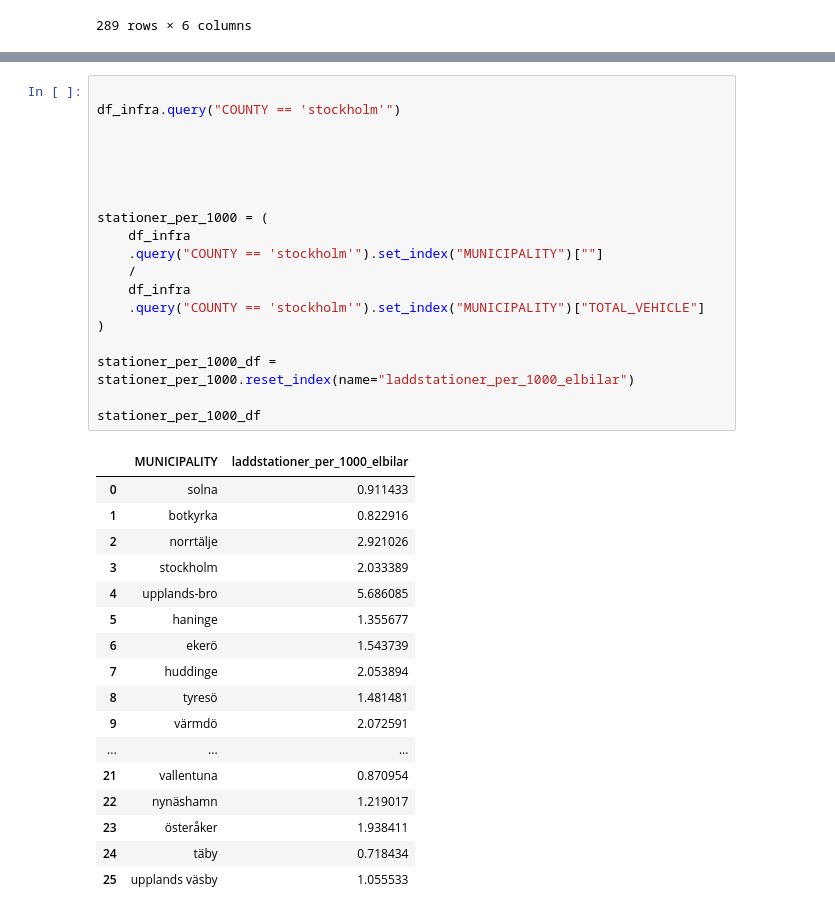
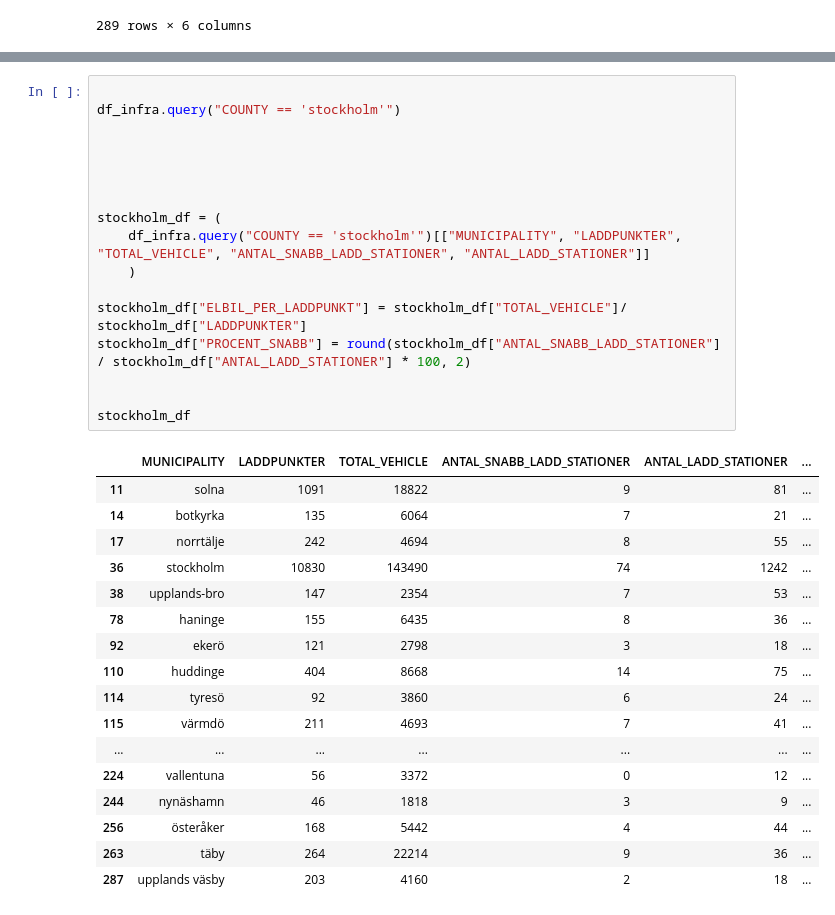
Before and after one commit to EfremDaniel/Examination_project_DE24, a Jupyter notebook: src/exploration/eda_me.ipynb, the cells around one changed output, grey strips where cells are left out. Saved outputs shown, nothing was run; the diff lists cells and outputs as text.

```diff
--- a/src/exploration/eda_me.ipynb
+++ b/src/exploration/eda_me.ipynb
@@ -392,37 +346,35 @@ df_infra
-# %%
-
-df_infra.query("COUNTY == 'stockholm'")
-
-
-
-
-
-stationer_per_1000 = (
-    df_infra
-    .query("COUNTY == 'stockholm'").set_index("MUNICIPALITY")[""]
-    /
-    df_infra
-    .query("COUNTY == 'stockholm'").set_index("MUNICIPALITY")["TOTAL_VEHICLE"]
-)
-
-stationer_per_1000_df = stationer_per_1000.reset_index(name="laddstationer_per_1000_elbilar")
-
-stationer_per_1000_df
-# %% [output]
-|  | MUNICIPALITY | laddstationer_per_1000_elbilar |
-| 0 | solna | 0.911433 |
-| 1 | botkyrka | 0.822916 |
-| 2 | norrtälje | 2.921026 |
-| 3 | stockholm | 2.033389 |
-| 4 | upplands-bro | 5.686085 |
-| 5 | haninge | 1.355677 |
-| 6 | ekerö | 1.543739 |
-| 7 | huddinge | 2.053894 |
-| 8 | tyresö | 1.481481 |
-| 9 | värmdö | 2.072591 |
-| ... | ... | ... |
-| 21 | vallentuna | 0.870954 |
-| 22 | nynäshamn | 1.219017 |
-| 23 | österåker | 1.938411 |
-| 24 | täby | 0.718434 |
-| 25 | upplands väsby | 1.055533 |
+# %%
+
+df_infra.query("COUNTY == 'stockholm'")
+
+
+
+
+
+stockholm_df = (
+    df_infra.query("COUNTY == 'stockholm'")[["MUNICIPALITY", "LADDPUNKTER", "TOTAL_VEHICLE", "ANTAL_SNABB_LADD_STATIONER", "ANTAL_LADD_STATIONER"]]
+    )
+
+stockholm_df["ELBIL_PER_LADDPUNKT"] = stockholm_df["TOTAL_VEHICLE"]/ stockholm_df["LADDPUNKTER"]
+stockholm_df["PROCENT_SNABB"] = round(stockholm_df["ANTAL_SNABB_LADD_STATIONER"] / stockholm_df["ANTAL_LADD_STATIONER"] * 100, 2)
+
+
+stockholm_df
+# %% [output]
+|  | MUNICIPALITY | LADDPUNKTER | TOTAL_VEHICLE | ANTAL_SNABB_LADD_STATIONER | ANTAL_LADD_STATIONER | ... |
+| 11 | solna | 1091 | 18822 | 9 | 81 | ... |
+| 14 | botkyrka | 135 | 6064 | 7 | 21 | ... |
+| 17 | norrtälje | 242 | 4694 | 8 | 55 | ... |
+| 36 | stockholm | 10830 | 143490 | 74 | 1242 | ... |
+| 38 | upplands-bro | 147 | 2354 | 7 | 53 | ... |
+| 78 | haninge | 155 | 6435 | 8 | 36 | ... |
+| 92 | ekerö | 121 | 2798 | 3 | 18 | ... |
+| 110 | huddinge | 404 | 8668 | 14 | 75 | ... |
+| 114 | tyresö | 92 | 3860 | 6 | 24 | ... |
+| 115 | värmdö | 211 | 4693 | 7 | 41 | ... |
+| ... | ... | ... | ... | ... | ... | ... |
+| 224 | vallentuna | 56 | 3372 | 0 | 12 | ... |
+| 244 | nynäshamn | 46 | 1818 | 3 | 9 | ... |
+| 256 | österåker | 168 | 5442 | 4 | 44 | ... |
+| 263 | täby | 264 | 22214 | 9 | 36 | ... |
+| 287 | upplands väsby | 203 | 4160 | 2 | 18 | ... |
```
Also changed, not shown: parts of 5 cells of this notebook, 3 other files.
